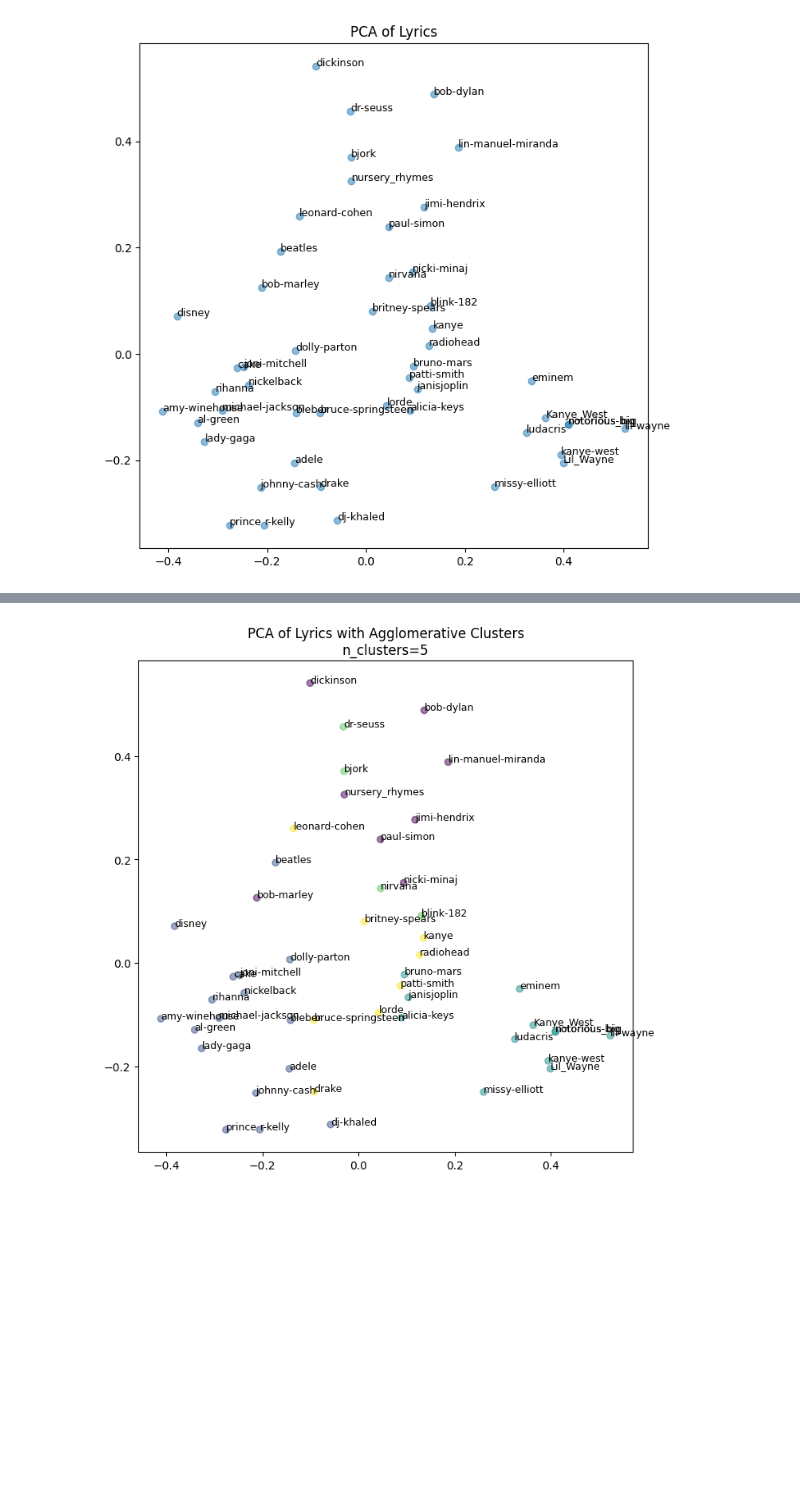
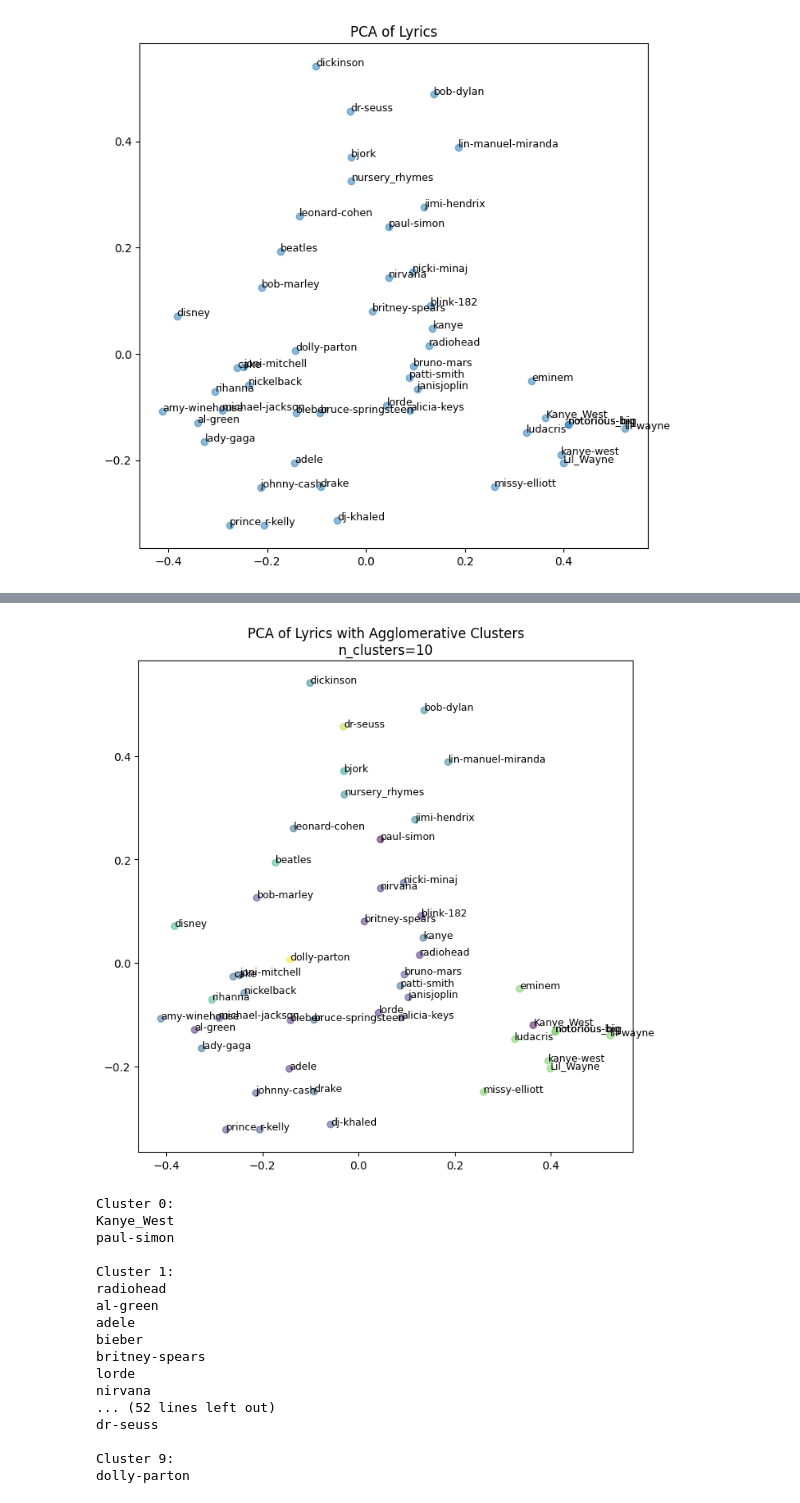
Before and after one commit to 4-en/datamining_examples, a Jupyter notebook: clustering/clustering.ipynb, the cells around one changed output, grey strips where cells are left out. Drawn from its saved outputs; the diff is of its cells as text; code cells hidden in the pictures; blank space fills up the shorter version.

```diff
--- a/clustering/clustering.ipynb
+++ b/clustering/clustering.ipynb
@@ -59,17 +59,25 @@ plt.show()
 # k-means clustering
 from sklearn.cluster import KMeans
 
-kmeans = KMeans(n_clusters=5)
+kmeans = KMeans(n_clusters=20)
 kmeans.fit(lyrics)
 clusters = kmeans.predict(lyrics)
 
 # plot the 2d vectors with clusters
 plt.figure(figsize=(8, 8))
 plt.scatter(lyrics_2d[:, 0], lyrics_2d[:, 1], c=clusters, alpha=0.5)
-plt.title(f"PCA of Lyrics with K-Means Clustering\nn_clusters={5}")
+plt.title(f"PCA of Lyrics with K-Means Clustering\nn_clusters={20}")
 for i, (artist, _) in enumerate(songs):
     plt.text(lyrics_2d[i, 0], lyrics_2d[i, 1], artist, fontsize=9)
 
 # parameters
 plt.show()
+
+# print the clusters
+for i in range(20):
+    print(f"Cluster {i}:")
+    for j, (artist, _) in enumerate(songs):
+        if clusters[j] == i:
+            print(artist)
+    print()
 # %% [output]
@@ -77,20 +102,45 @@ plt.show()
 # %%
 # Agglomerative Clustering
 from sklearn.cluster import AgglomerativeClustering
 
-agg = AgglomerativeClustering(n_clusters=5)
+agg = AgglomerativeClustering(n_clusters=10, metric="cosine", linkage="complete")
 agg.fit(lyrics)
 clusters = agg.labels_
 
 # plot the 2d vectors with clusters
 plt.figure(figsize=(8, 8))
 plt.scatter(lyrics_2d[:, 0], lyrics_2d[:, 1], c=clusters, alpha=0.5)
-plt.title(f"PCA of Lyrics with Agglomerative Clusters\nn_clusters={5}")
+plt.title(f"PCA of Lyrics with Agglomerative Clusters\nn_clusters={10}")
 for i, (artist, _) in enumerate(songs):
     plt.text(lyrics_2d[i, 0], lyrics_2d[i, 1], artist, fontsize=9)
 plt.show()
+
+# print the clusters
+for i in range(10):
+    print(f"Cluster {i}:")
+    for j, (artist, _) in enumerate(songs):
+        if clusters[j] == i:
+            print(artist)
+    print()
 # %% [output]
-[figure, old version]
+[figure, new version]
+Cluster 0:
+Kanye_West
+paul-simon
+
+Cluster 1:
+radiohead
+al-green
+adele
+bieber
+britney-spears
+lorde
+nirvana
+... (52 lines left out)
+dr-seuss
+
+Cluster 9:
+dolly-parton
 # %%
 # DBSCAN
 from sklearn.cluster import DBSCAN
```
Also changed, not shown: parts of 2 cells of this notebook, 2 other files.
